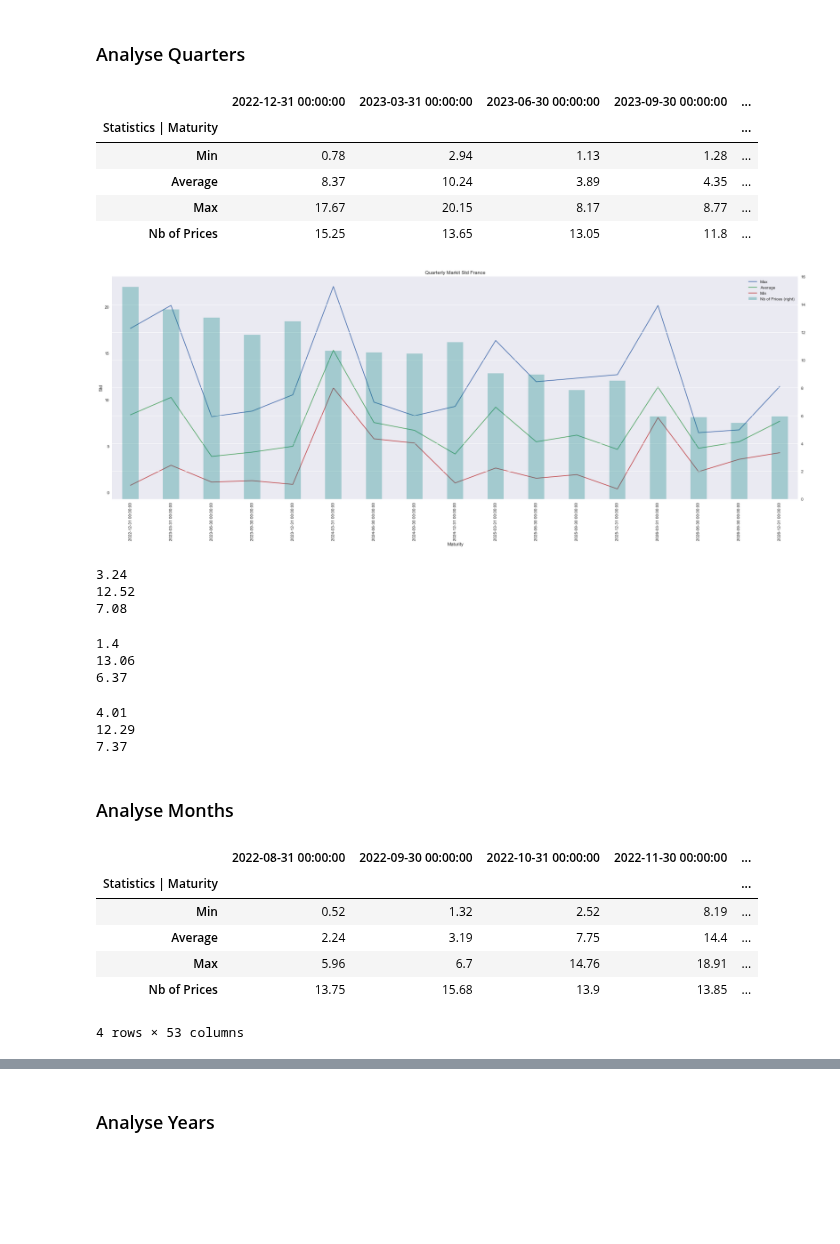
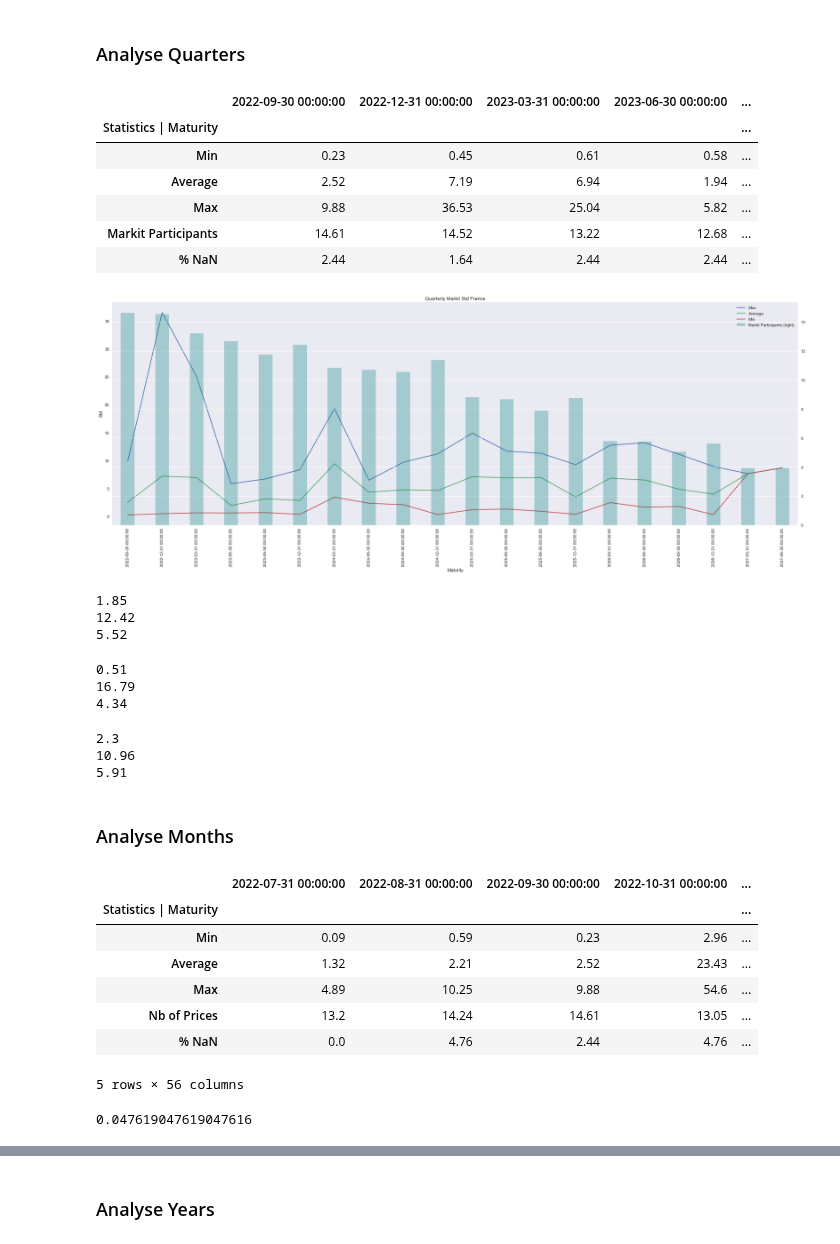
Before and after one commit to romain109/Power-Europe, a Jupyter notebook: Notebooks - std/Analyse France.ipynb, the cells around one changed output, grey strips where cells are left out. Saved outputs shown, nothing was run; the diff lists cells and outputs as text; code cells hidden in the pictures; blank space fills up the shorter version.

```diff
--- a/Notebooks - std/Analyse France.ipynb
+++ b/Notebooks - std/Analyse France.ipynb
@@ -15,7 +16,7 @@ import xlwings as xw
 from xlwings import Range
 # %%
 os.chdir(r'C:\Users\rmolli\Desktop\Power-Europe\Data')
-data = pd.read_csv(r"Data Mark-It Raw 07.csv")
+data = pd.read_csv(r"Data Mark-It Raw 06.csv")
 
 data = data[['ns1:ValuationDate','ns1:Currency',
        'ns1:Underlying', 'ns1:Underlying1', 'ns1:Underlying2',
@@ -63,50 +64,52 @@ long_term = ['2023-01-31 00:00:00', '2023-02-28 00:00:00',
 ### Analyse Quarters
 # %%
 quarters = data.loc[(data['ns1:Underlying'] == 'FRENCH POWER - BASELOAD') & (data['ns1:Period'] == 'Quarter' ) ,["ns1:EndDate"]]["ns1:EndDate"].unique()
-recap_Fra_quarters = pd.DataFrame(columns = quarters, index = ['Min', 'Average', 'Max', 'Nb of Prices'] )
+recap_Fra_quarters = pd.DataFrame(columns = quarters, index = ['Min', 'Average', 'Max', 'Markit Participants', '% NaN'] )
 recap_Fra_quarters.index.name = 'Statistics | Maturity'
 
 for j in np.arange(0,recap_Fra_quarters.shape[1]):
-        recap_Fra_quarters.iloc[0,j] = round(data.loc[(data['ns1:Underlying'] == 'FRENCH POWER - BASELOAD') & (data['ns1:EndDate']== recap_Fra_quarters.columns[j]) ,:]["ns1:StandardDeviationPrice"].min(),2)
+        recap_Fra_quarters.iloc[0,j] = round(data.loc[(data['ns1:Underlying'] == 'FRENCH POWER - BASELOAD') & (data['ns1:EndDate'] == recap_Fra_quarters.columns[j]) ,:]["ns1:StandardDeviationPrice"].min(),2)
 for j in np.arange(0,recap_Fra_quarters.shape[1]):
-        recap_Fra_quarters.iloc[1,j] = round(data.loc[(data['ns1:Underlying'] == 'FRENCH POWER - BASELOAD') & (data['ns1:EndDate']== recap_Fra_quarters.columns[j]) ,:]["ns1:StandardDeviationPrice"].mean(),2)
+        recap_Fra_quarters.iloc[1,j] = round(data.loc[(data['ns1:Underlying'] == 'FRENCH POWER - BASELOAD') & (data['ns1:EndDate'] == recap_Fra_quarters.columns[j]) ,:]["ns1:StandardDeviationPrice"].mean(),2)
 for j in np.arange(0,recap_Fra_quarters.shape[1]):
-        recap_Fra_quarters.iloc[2,j] = round(data.loc[(data['ns1:Underlying'] == 'FRENCH POWER - BASELOAD') & (data['ns1:EndDate']== recap_Fra_quarters.columns[j]) ,:]["ns1:StandardDeviationPrice"].max(),2)
+        recap_Fra_quarters.iloc[2,j] = round(data.loc[(data['ns1:Underlying'] == 'FRENCH POWER - BASELOAD') & (data['ns1:EndDate'] == recap_Fra_quarters.columns[j]) ,:]["ns1:StandardDeviationPrice"].max(),2)
 for j in np.arange(0,recap_Fra_quarters.shape[1]):
-      recap_Fra_quarters.iloc[3,j] =  round(data.loc[(data['ns1:Underlying'] == 'FRENCH POWER - BASELOAD') & (data['ns1:EndDate']== recap_Fra_quarters.columns[j]) ,:]["ns1:NumberAcceptedPrice"].mean(),2)
-
+      recap_Fra_quarters.iloc[3,j] =  round(data.loc[(data['ns1:Underlying'] == 'FRENCH POWER - BASELOAD') & (data['ns1:EndDate'] == recap_Fra_quarters.columns[j]) ,:]["ns1:NumberAcceptedPrice"].mean(),2)
+for j in np.arange(0,recap_Fra_quarters.shape[1]):
+      recap_Fra_quarters.iloc[4,j] = round((data.loc[(data['ns1:Underlying'] == 'FRENCH POWER - BASELOAD') & (data['ns1:EndDate'] == recap_Fra_quarters.columns[j]) ,"ns1:StandardDeviationPrice"].isna().sum() / data.loc[(data['ns1:Underlying'] == 'FRENCH POWER - BASELOAD') & (data['ns1:EndDate']== recap_Fra_quarters.columns[j]) ,"ns1:StandardDeviationPrice"].shape[0])*100,2)
 
 recap_Fra_quarters.dropna(inplace = True, axis  ='columns' )
 recap_Fra_quarters
 # %% [output]
-|  | 2022-12-31 00:00:00 | 2023-03-31 00:00:00 | 2023-06-30 00:00:00 | 2023-09-30 00:00:00 | ... |
+|  | 2022-09-30 00:00:00 | 2022-12-31 00:00:00 | 2023-03-31 00:00:00 | 2023-06-30 00:00:00 | ... |
 | Statistics | Maturity |  |  |  |  | ... |
-| Min | 0.78 | 2.94 | 1.13 | 1.28 | ... |
-| Average | 8.37 | 10.24 | 3.89 | 4.35 | ... |
-| Max | 17.67 | 20.15 | 8.17 | 8.77 | ... |
-| Nb of Prices | 15.25 | 13.65 | 13.05 | 11.8 | ... |
+| Min | 0.23 | 0.45 | 0.61 | 0.58 | ... |
+| Average | 2.52 | 7.19 | 6.94 | 1.94 | ... |
+| Max | 9.88 | 36.53 | 25.04 | 5.82 | ... |
+| Markit Participants | 14.61 | 14.52 | 13.22 | 12.68 | ... |
+| % NaN | 2.44 | 1.64 | 2.44 | 2.44 | ... |
 # %%
 plt.figure(figsize=(30, 10))
 plt.title("Quarterly Markit Std France")
 
 ax1=recap_Fra_quarters.loc['Max'].plot(legend = True)
 ax1=recap_Fra_quarters.loc['Average'].plot(legend = True)
 ax1= recap_Fra_quarters.loc['Min'].plot(legend = True)
 
 ax1.set_xlabel("Maturity")
 ax1.set_ylabel("Std")
 
-ax2 = recap_Fra_quarters.loc['Nb of Prices'].plot(kind = 'bar',secondary_y = True, color = 'teal', width = 0.4, alpha = 0.3, legend = True);
+ax2 = recap_Fra_quarters.loc['Markit Participants'].plot(kind = 'bar',secondary_y = True, color = 'teal', width = 0.4, alpha = 0.3, legend = True);
 # %% [output]
-[figure, old version]
+[figure, new version]
 # %%
 print(round(recap_Fra_quarters.loc["Min", :].mean(),2))
 print(round(recap_Fra_quarters.loc["Max", :].mean(),2))
 print(round(recap_Fra_quarters.loc["Average", :].mean(),2))
 # %% [output]
-3.24
-12.52
-7.08
+1.85
+12.42
+5.52
 # %%
 quarters_ST = recap_Fra_quarters.columns[:5]
 quarters_LT = recap_Fra_quarters.columns[5:]
@@ -115,22 +118,22 @@ print(round(recap_Fra_quarters.loc["Min", quarters_ST].mean(),2))
 print(round(recap_Fra_quarters.loc["Max", quarters_ST].mean(),2))
 print(round(recap_Fra_quarters.loc["Average", quarters_ST].mean(),2))
 # %% [output]
-1.4
-13.06
-6.37
+0.51
+16.79
+4.34
 # %%
 print(round(recap_Fra_quarters.loc["Min", quarters_LT].mean(),2))
 print(round(recap_Fra_quarters.loc["Max", quarters_LT].mean(),2))
 print(round(recap_Fra_quarters.loc["Average", quarters_LT].mean(),2))
 # %% [output]
-4.01
-12.29
-7.37
+2.3
+10.96
+5.91
 # %% [markdown]
 ### Analyse Months
 # %%
 months = data.loc[(data['ns1:Underlying'] == 'FRENCH POWER - BASELOAD') & (data['ns1:Period'] == 'Month') ,["ns1:EndDate"]]["ns1:EndDate"].unique()
-recap_Fra_months = pd.DataFrame(columns = months, index = ['Min', 'Average', 'Max', 'Nb of Prices'])
+recap_Fra_months = pd.DataFrame(columns = months, index = ['Min', 'Average', 'Max', 'Nb of Prices', "% NaN"])
 recap_Fra_months.index.name = 'Statistics | Maturity'
 
 for j in np.arange(0,recap_Fra_months.shape[1]):
@@ -141,18 +144,24 @@ for j in np.arange(0,recap_Fra_months.shape[1]):
         recap_Fra_months.iloc[2,j] = round(data.loc[(data['ns1:Underlying'] == 'FRENCH POWER - BASELOAD') & (data['ns1:EndDate']== recap_Fra_months.columns[j]) ,:]["ns1:StandardDeviationPrice"].max(),2)
 for j in np.arange(0,recap_Fra_months.shape[1]):
       recap_Fra_months.iloc[3,j] =  round(data.loc[(data['ns1:Underlying'] == 'FRENCH POWER - BASELOAD') & (data['ns1:EndDate']== recap_Fra_months.columns[j]) ,:]["ns1:NumberAcceptedPrice"].mean(),2)
-
+for j in np.arange(0,recap_Fra_months.shape[1]):
+      recap_Fra_months.iloc[4,j] = round((data.loc[(data['ns1:Underlying'] == 'FRENCH POWER - BASELOAD') & (data['ns1:EndDate']== recap_Fra_months.columns[j]) ,"ns1:StandardDeviationPrice"].isna().sum() / data.loc[(data['ns1:Underlying'] == 'FRENCH POWER - BASELOAD') & (data['ns1:EndDate']== recap_Fra_months.columns[j]) ,"ns1:StandardDeviationPrice"].shape[0])*100, 2)
 
 recap_Fra_months.dropna(inplace = True, axis='columns')
 recap_Fra_months
 # %% [output]
-|  | 2022-08-31 00:00:00 | 2022-09-30 00:00:00 | 2022-10-31 00:00:00 | 2022-11-30 00:00:00 | ... |
+|  | 2022-07-31 00:00:00 | 2022-08-31 00:00:00 | 2022-09-30 00:00:00 | 2022-10-31 00:00:00 | ... |
 | Statistics | Maturity |  |  |  |  | ... |
-| Min | 0.52 | 1.32 | 2.52 | 8.19 | ... |
-| Average | 2.24 | 3.19 | 7.75 | 14.4 | ... |
-| Max | 5.96 | 6.7 | 14.76 | 18.91 | ... |
-| Nb of Prices | 13.75 | 15.68 | 13.9 | 13.85 | ... |
+| Min | 0.09 | 0.59 | 0.23 | 2.96 | ... |
+| Average | 1.32 | 2.21 | 2.52 | 23.43 | ... |
+| Max | 4.89 | 10.25 | 9.88 | 54.6 | ... |
+| Nb of Prices | 13.2 | 14.24 | 14.61 | 13.05 | ... |
+| % NaN | 0.0 | 4.76 | 2.44 | 4.76 | ... |
-4 rows × 53 columns
+5 rows × 56 columns
+# %%
+data.loc[(data['ns1:Underlying'] == 'FRENCH POWER - BASELOAD') & (data['ns1:EndDate']== '2023-05-31 00:00:00') ,"ns1:StandardDeviationPrice"].isna().sum() / data.loc[(data['ns1:Underlying'] == 'FRENCH POWER - BASELOAD') & (data['ns1:EndDate']== '2023-05-31 00:00:00') ,"ns1:StandardDeviationPrice"].shape[0]
+# %% [output]
+0.047619047619047616
 # %%
 plt.figure(figsize=(30, 10))
 plt.title("Monthly Markit Std France")
```
Also changed, not shown: parts of 24 cells of this notebook, 3 other files.
